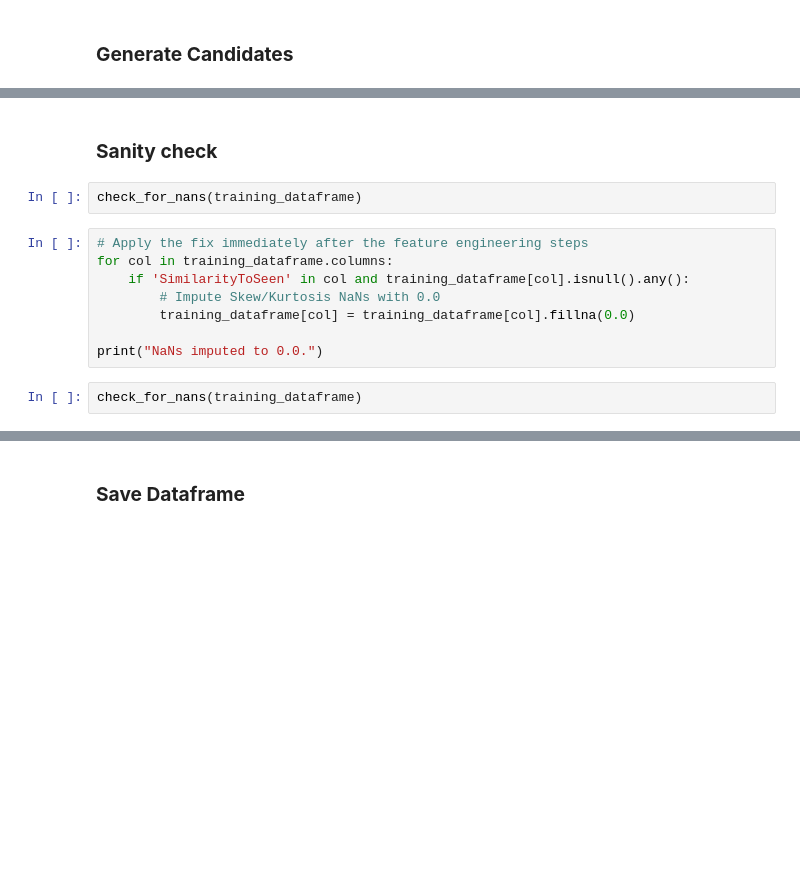
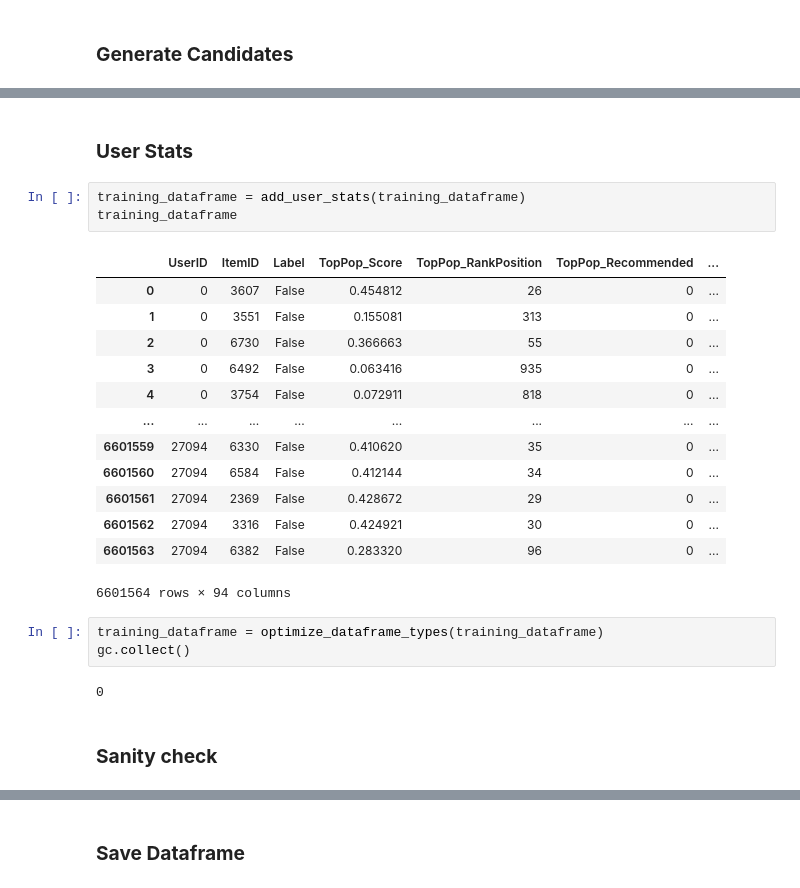
Before and after one commit to Lv1g1/RecSys-Challenge-2025, a Jupyter notebook: Challenge/xg_boost/generate_dataframes.ipynb, the cells around one changed output, grey strips where cells are left out. Saved outputs shown, nothing was run; the diff lists cells and outputs as text; blank space fills up the shorter version.

```diff
--- a/Challenge/xg_boost/generate_dataframes.ipynb
+++ b/Challenge/xg_boost/generate_dataframes.ipynb
@@ -462,14 +886,26 @@ training_dataframe = calculate_item_item_features_batched(training_dataframe, UR
+# %% [markdown]
+### **User Stats**
+# %%
+training_dataframe = add_user_stats(training_dataframe)
+training_dataframe
+# %% [output]
+|  | UserID | ItemID | Label | TopPop_Score | TopPop_RankPosition | TopPop_Recommended | ... |
+| 0 | 0 | 3607 | False | 0.454812 | 26 | 0 | ... |
+| 1 | 0 | 3551 | False | 0.155081 | 313 | 0 | ... |
+| 2 | 0 | 6730 | False | 0.366663 | 55 | 0 | ... |
+| 3 | 0 | 6492 | False | 0.063416 | 935 | 0 | ... |
+| 4 | 0 | 3754 | False | 0.072911 | 818 | 0 | ... |
+| ... | ... | ... | ... | ... | ... | ... | ... |
+| 6601559 | 27094 | 6330 | False | 0.410620 | 35 | 0 | ... |
+| 6601560 | 27094 | 6584 | False | 0.412144 | 34 | 0 | ... |
+| 6601561 | 27094 | 2369 | False | 0.428672 | 29 | 0 | ... |
+| 6601562 | 27094 | 3316 | False | 0.424921 | 30 | 0 | ... |
+| 6601563 | 27094 | 6382 | False | 0.283320 | 96 | 0 | ... |
+6601564 rows × 94 columns
+# %%
+training_dataframe = optimize_dataframe_types(training_dataframe)
+gc.collect()
+# %% [output]
+0
 # %% [markdown]
 ### **Sanity check**
-# %%
-check_for_nans(training_dataframe)
-# %%
-# Apply the fix immediately after the feature engineering steps
-for col in training_dataframe.columns:
-    if 'SimilarityToSeen' in col and training_dataframe[col].isnull().any():
-        # Impute Skew/Kurtosis NaNs with 0.0
-        training_dataframe[col] = training_dataframe[col].fillna(0.0)
-
-print("NaNs imputed to 0.0.")
-# %%
-check_for_nans(training_dataframe)
```
Also changed, not shown: parts of 101 cells of this notebook, 7 other files.
